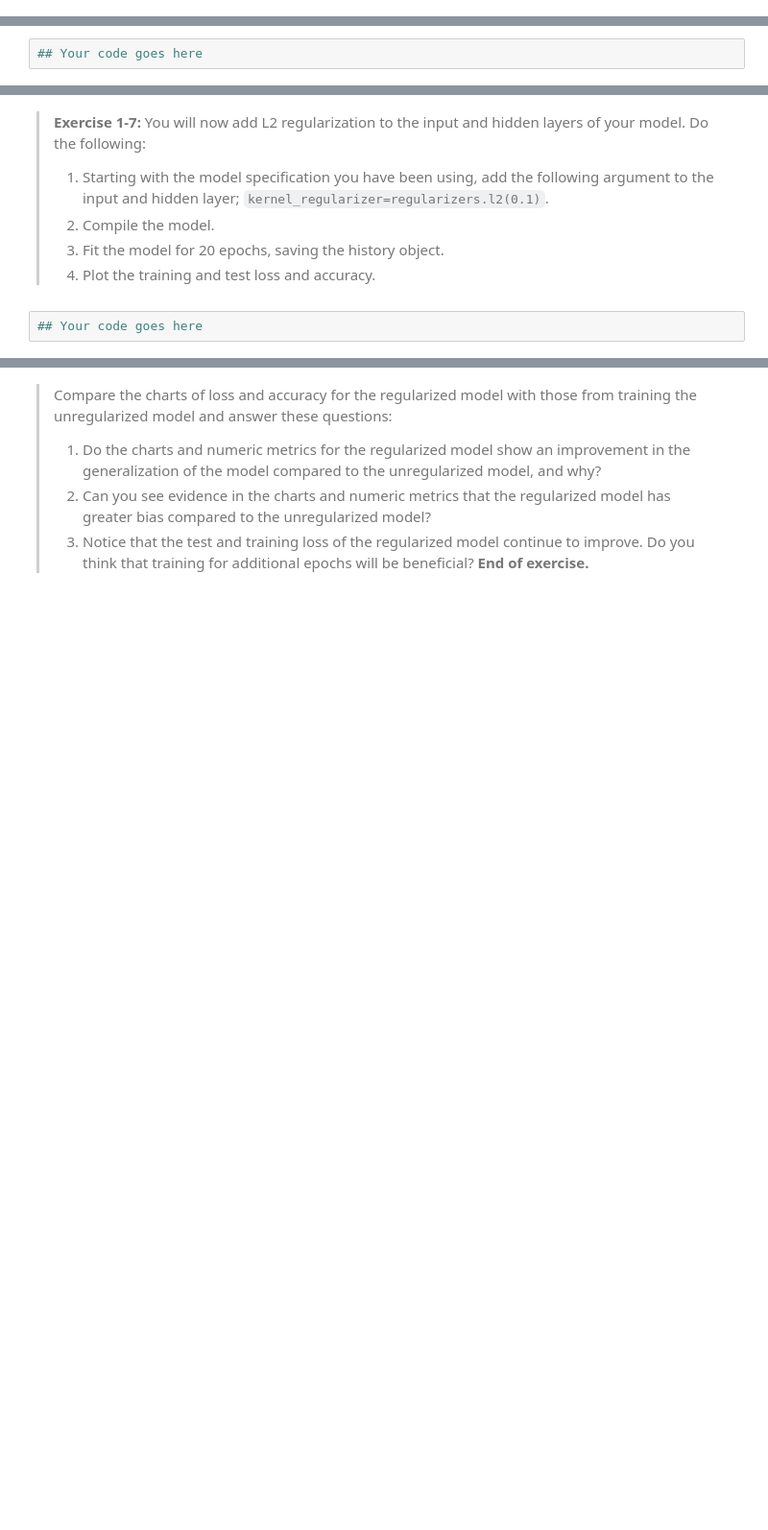
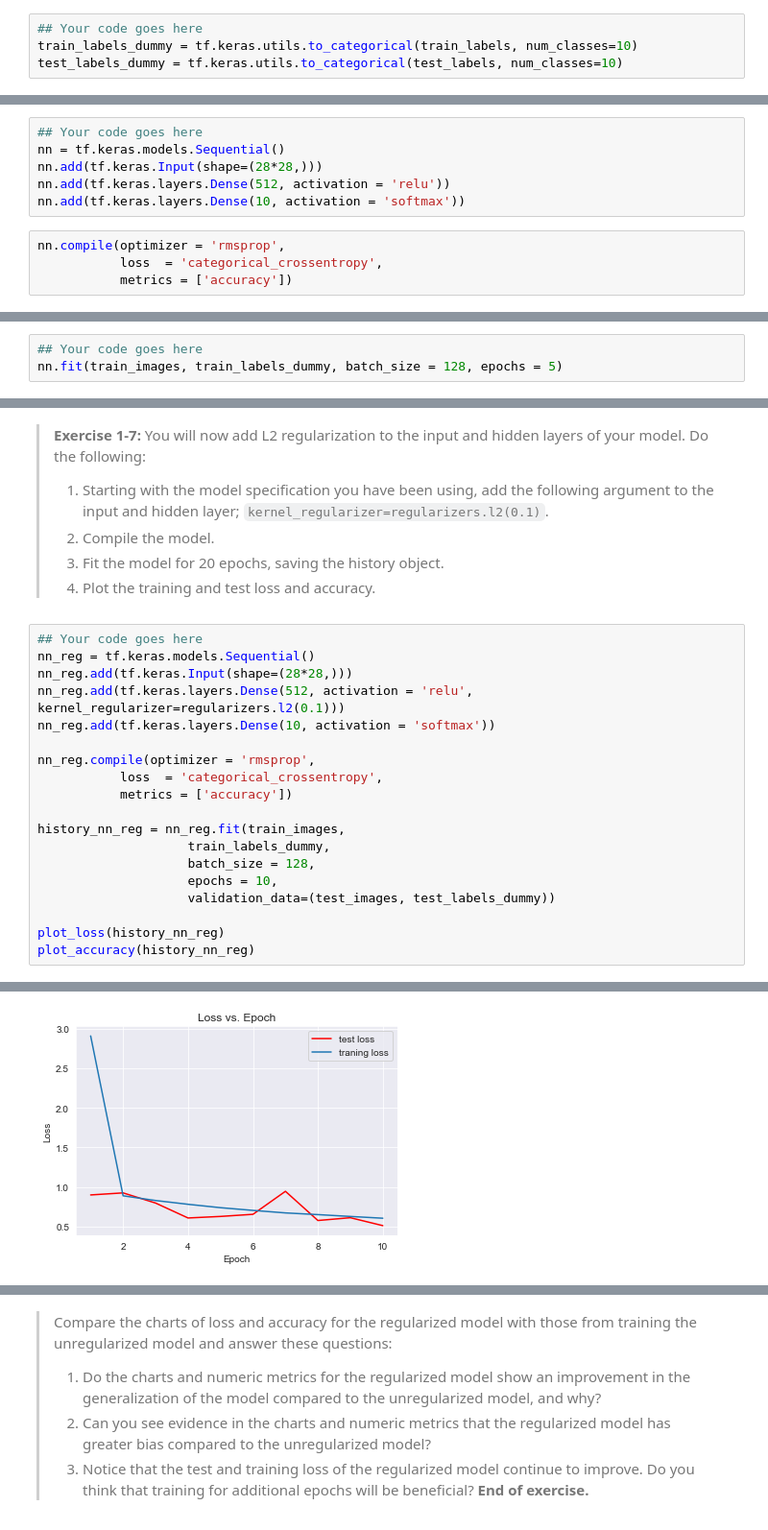
Before and after one commit to rodolfolermacontreras/ML_3_Assignment_1, a Jupyter notebook: 1_IntrotoDeepForwardNetworks.ipynb, the cells around one changed output, grey strips where cells are left out. Shown at 96% size. Cells and saved outputs as stored; diff of their text form; blank space fills up the shorter version.

```diff
--- a/1_IntrotoDeepForwardNetworks.ipynb
+++ b/1_IntrotoDeepForwardNetworks.ipynb
@@ -672,0 +699,4 @@ There is one more preprocessing step. The labels need to be [**one hot encoded**
+# %%
+## Your code goes here
+train_labels_dummy = tf.keras.utils.to_categorical(train_labels, num_classes=10)
+test_labels_dummy = tf.keras.utils.to_categorical(test_labels, num_classes=10)
@@ -690,5 +756,15 @@ It is now time to define the Keras neural network model. This model uses the [Ke
 > 2. Compile your model with the following arguments; `optimizer='rmsprop', loss='categorical_crossentropy', metrics=['accuracy']`. We will discuss optimizers in another lesson.
 > 3. Print a summary of the model with the `summary()` method.
 > 3. Fit your model using the training images, training labels, and arguments; `epochs=5, batch_size=128`.
+# %%
+## Your code goes here
+nn = tf.keras.models.Sequential()
+nn.add(tf.keras.Input(shape=(28*28,)))
+nn.add(tf.keras.layers.Dense(512, activation = 'relu'))
+nn.add(tf.keras.layers.Dense(10, activation = 'softmax'))
+# %%
+nn.compile(optimizer = 'rmsprop',
+           loss  = 'categorical_crossentropy',
+           metrics = ['accuracy'])
 # %%
 ## Your code goes here
@@ -695,2 +786,3 @@ It is now time to define the Keras neural network model. This model uses the [Ke
 # %%
 ## Your code goes here
+nn.fit(train_images, train_labels_dummy, batch_size = 128, epochs = 5)
@@ -781,5 +920,23 @@ Keras used the [layer weight regularizer class](https://keras.io/api/layers/regu
 > 2. Compile the model.
 > 3. Fit the model for 20 epochs, saving the history object.
 > 4. Plot the training and test loss and accuracy.
-# %%
-## Your code goes here
+# %%
+## Your code goes here
+nn_reg = tf.keras.models.Sequential()
+nn_reg.add(tf.keras.Input(shape=(28*28,)))
+nn_reg.add(tf.keras.layers.Dense(512, activation = 'relu', kernel_regularizer=regularizers.l2(0.1)))
+nn_reg.add(tf.keras.layers.Dense(10, activation = 'softmax'))
+
+nn_reg.compile(optimizer = 'rmsprop',
+           loss  = 'categorical_crossentropy',
+           metrics = ['accuracy'])
+
+history_nn_reg = nn_reg.fit(train_images,
+                    train_labels_dummy,
+                    batch_size = 128,
+                    epochs = 10,
+                    validation_data=(test_images, test_labels_dummy))
+
+plot_loss(history_nn_reg)
+plot_accuracy(history_nn_reg)
+# %% [output]
@@ -785,0 +963 @@ Keras used the [layer weight regularizer class](https://keras.io/api/layers/regu
+[figure, added]
```
Also changed, not shown: parts of 20 cells of this notebook.
